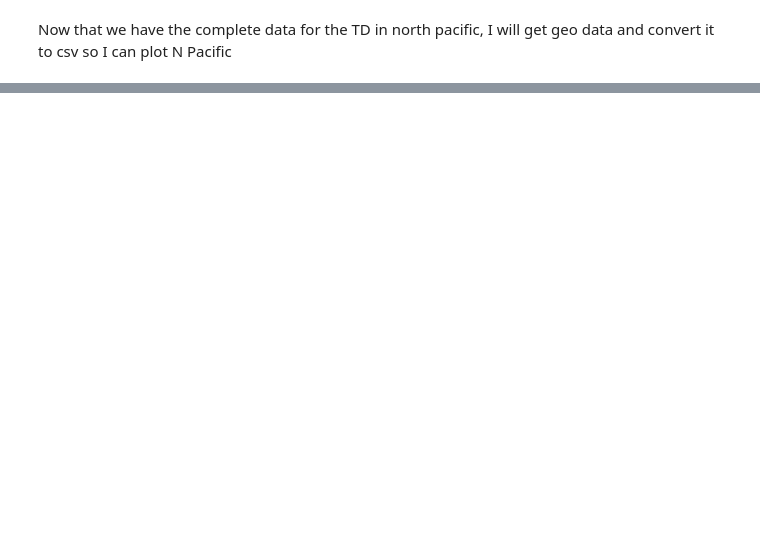
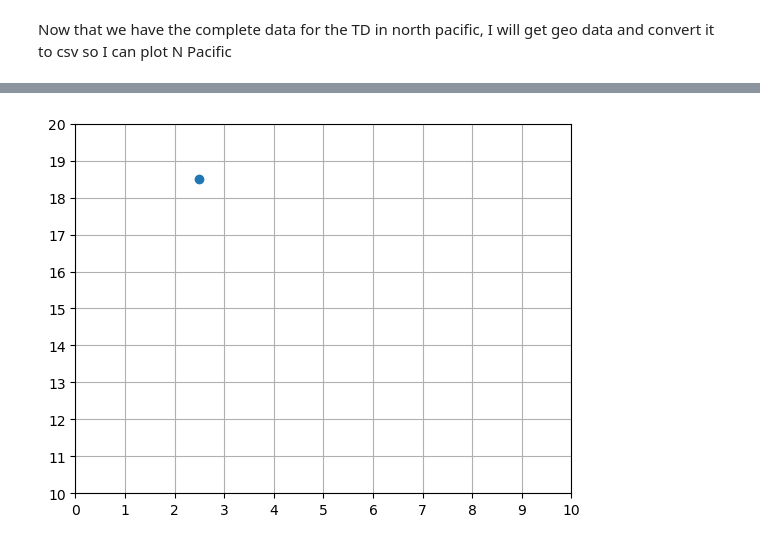
Before and after one commit to StanDobrev11/DataScience, a Jupyter notebook: Project/draft.ipynb, the cells around one changed output, grey strips where cells are left out. Cells and saved outputs as stored; diff of their text form; code cells hidden in the pictures; blank space fills up the shorter version.

```diff
--- a/Project/draft.ipynb
+++ b/Project/draft.ipynb
@@ -955,0 +742,15 @@ table
+# %%
+lat = 18.5
+lon = 2.5
+gridspace = 11
+lat_grid = np.linspace(10, 20, gridspace)
+lon_grid = np.linspace(0, 10, gridspace)
+plt.scatter(lon, lat)
+plt.ylim(lat_grid.min(), lat_grid.max())
+plt.yticks(lat_grid)
+plt.xlim(lon_grid.min(), lon_grid.max())
+plt.xticks(lon_grid)
+plt.grid(visible=True, )
+plt.show()
+# %% [output]
+[figure, added]
```
Also changed, not shown: parts of 36 cells of this notebook, 7 other files.
